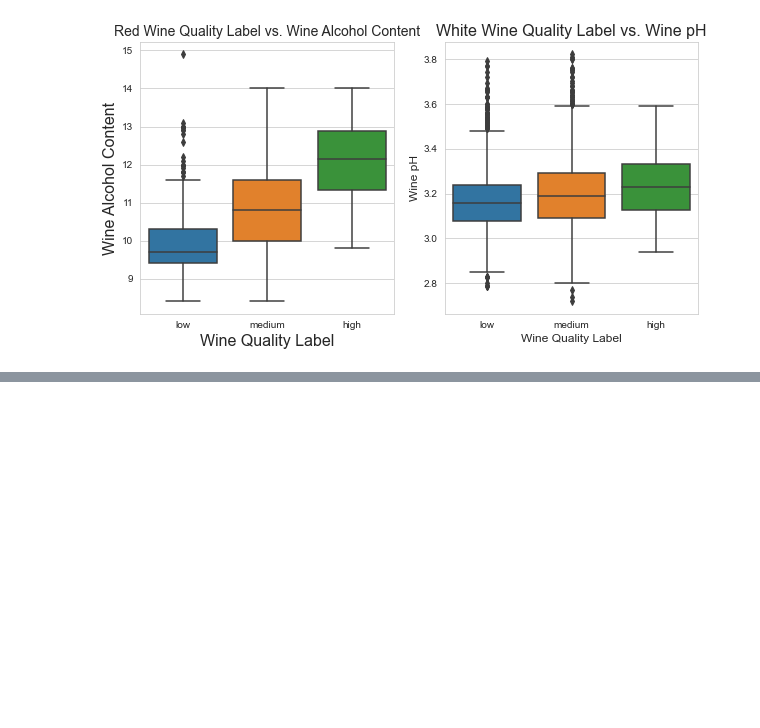
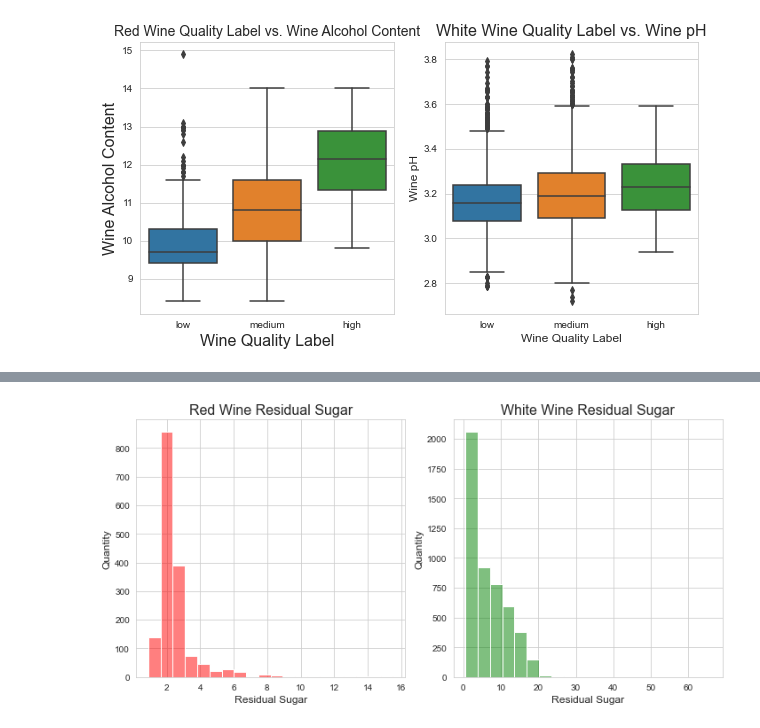
Before and after one commit to MaxLopezSalgado/wine_quality, a Jupyter notebook: wine_quality.ipynb, the cells around one changed output, grey strips where cells are left out. Cells and saved outputs as stored; diff of their text form; code cells hidden in the pictures; blank space fills up the shorter version.

```diff
--- a/wine_quality.ipynb
+++ b/wine_quality.ipynb
@@ -455,0 +485,40 @@ plt.show()
+# %%
+# take the feature named residual sugar and plot the distributions across data pertaining to red and white wine samples.
+
+# create a figure with 2 subplots
+fig, axs = plt.subplots(1, 2, figsize=(10, 5))
+
+
+
+# create a histogram plot for residual sugar in the first subplot
+
+
+sns.histplot(data=red_wine_quality, x='residual_sugar', bins=20, alpha=0.5, color='red', ax=axs[0])
+axs[0].set_title("Red Wine Residual Sugar", fontsize=16)
+
+axs[0].set_xlabel("Residual Sugar", fontsize=12)
+axs[0].set_ylabel("Quantity", fontsize=12)
+
+
+
+# create a histogram plot for residual sugar in the second subplot
+
+
+sns.histplot(data=white_wine_quality, x='residual_sugar', bins=20, alpha=0.5, color='green', ax=axs[1])
+axs[1].set_title("White Wine Residual Sugar", fontsize=16)
+
+
+axs[1].set_xlabel("Residual Sugar", fontsize=12)
+axs[1].set_ylabel("Quantity", fontsize=12)
+
+
+
+# adjust the layout of the subplots
+plt.tight_layout()
+
+
+
+# show the plot
+plt.show()
+# %% [output]
+[figure, added]
```
Also changed, not shown: parts of 9 cells of this notebook.
